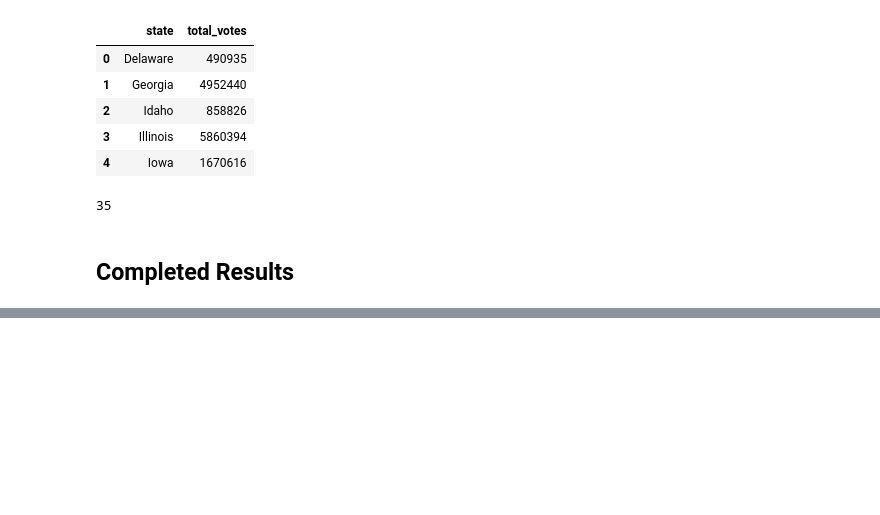
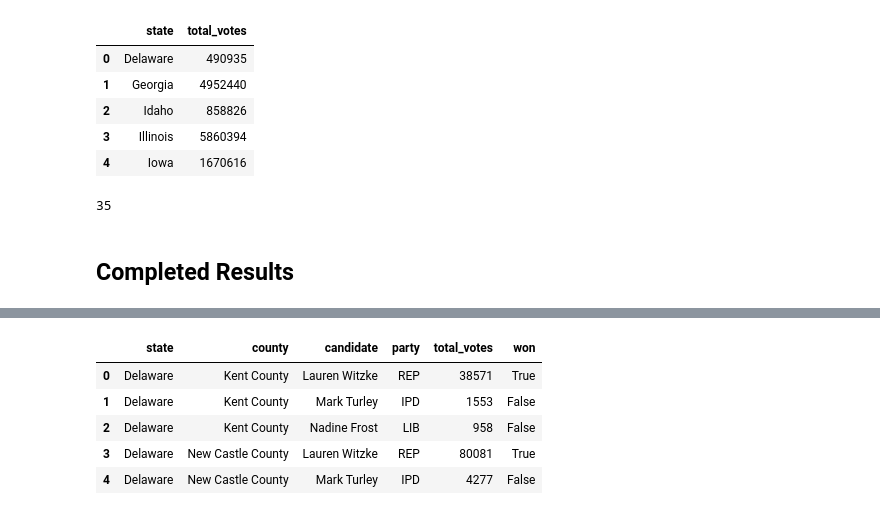
Before and after one commit to LeeProut/ETL-project, a Jupyter notebook: election2020_senate.ipynb, the cells around one changed output, grey strips where cells are left out. Cells and saved outputs as stored; diff of their text form; code cells hidden in the pictures; blank space fills up the shorter version.

```diff
--- a/election2020_senate.ipynb
+++ b/election2020_senate.ipynb
@@ -198,0 +172,14 @@ SyntaxError: invalid character in identifier (<ipython-input-28-271923501b93>, l
+# %%
+sen_cand_df['won'] = False
+for i in sen_cand_df.index:
+    if i in sen_winner_index:
+        sen_cand_df.iloc[i, 5] = True
+
+sen_cand_df.head()
+# %% [output]
+|  | state | county | candidate | party | total_votes | won |
+| 0 | Delaware | Kent County | Lauren Witzke | REP | 38571 | True |
+| 1 | Delaware | Kent County | Mark Turley | IPD | 1553 | False |
+| 2 | Delaware | Kent County | Nadine Frost | LIB | 958 | False |
+| 3 | Delaware | New Castle County | Lauren Witzke | REP | 80081 | True |
+| 4 | Delaware | New Castle County | Mark Turley | IPD | 4277 | False |
```
Also changed, not shown: parts of 7 cells of this notebook.
